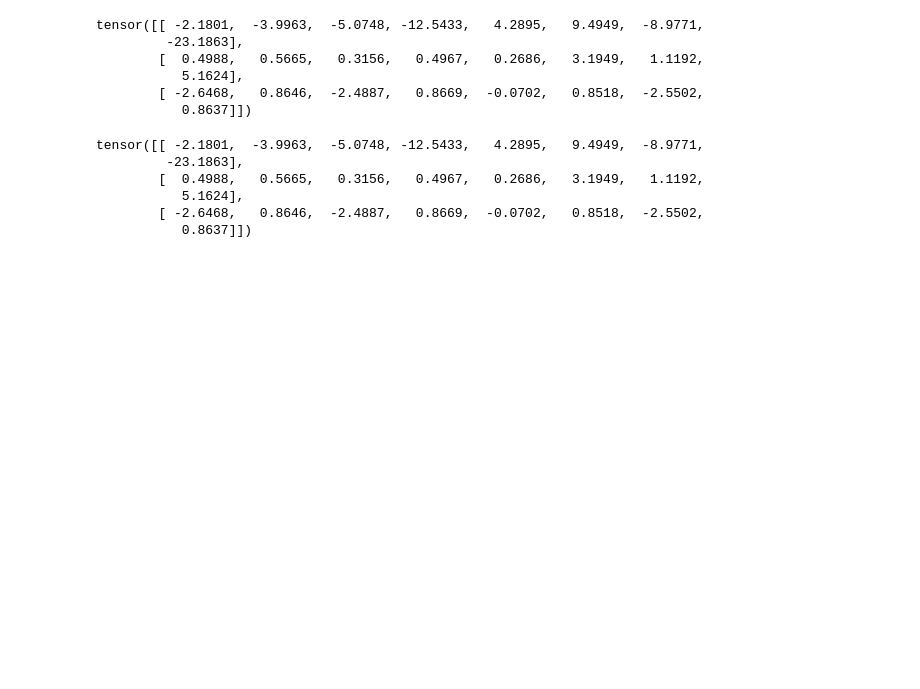
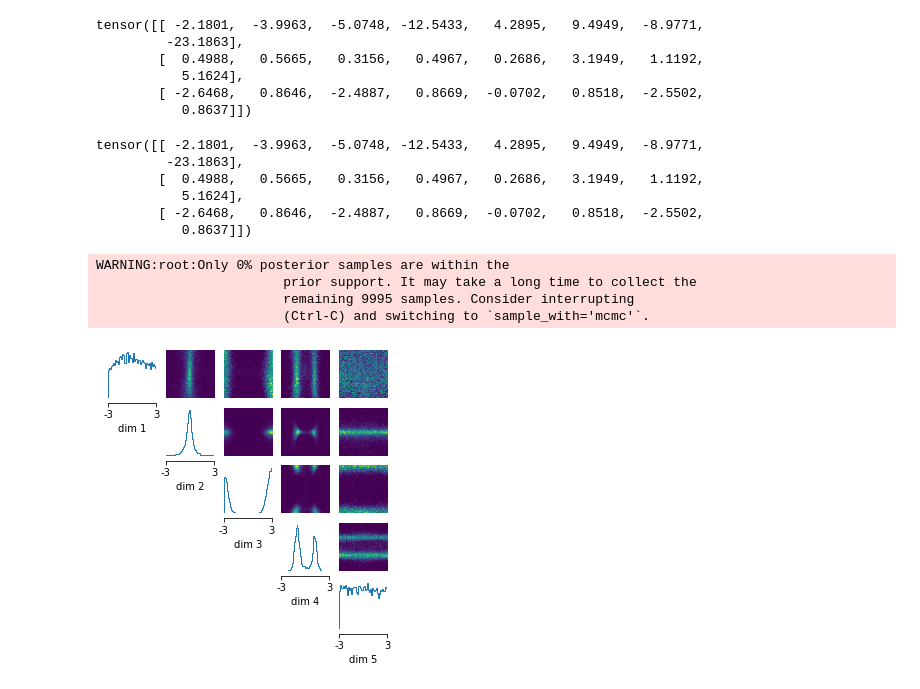
Before and after one commit to SRagy/sbi, a Jupyter notebook: Sammy_examples/Auto_Points.ipynb, the cells around one changed output. Saved outputs shown, nothing was run; the diff lists cells and outputs as text; code cells hidden in the pictures; blank space fills up the shorter version.

Commit message:
Updated Automatic point summaries

```diff
--- a/Sammy_examples/Auto_Points.ipynb
+++ b/Sammy_examples/Auto_Points.ipynb
@@ -428,12 +442,12 @@ for i in range(num_rounds):
     posterior = inference.build_posterior(density_estimator)
     posteriors_embed.append(posterior)
     proposal = posterior.set_default_x(slcp_observation2)
-    samples = posterior.sample((10000,))
-    analysis.pairplot(samples,
-                        limits=[[-3,3], [-3,3],[-3,3],[-3,3],[-3,3]],
-                        ticks=[[-3,3],[-3,3],[-3,3],[-3,3],[-3,3]],
-                        figsize=(5,5),
-                        points_offdiag={'markersize': 6},
-                        points_colors='r');
-    plt.show()
+#     samples = posterior.sample((10000,))
+#     analysis.pairplot(samples,
+#                         limits=[[-3,3], [-3,3],[-3,3],[-3,3],[-3,3]],
+#                         ticks=[[-3,3],[-3,3],[-3,3],[-3,3],[-3,3]],
+#                         figsize=(5,5),
+#                         points_offdiag={'markersize': 6},
+#                         points_colors='r');
+#     plt.show()
 # %% [output]
@@ -550,12 +562,12 @@ for i in range(num_rounds):
     posterior = inference.build_posterior(density_estimator)
     posteriors_embed3.append(posterior)
     proposal = posterior.set_default_x(slcp_observation2)
-    samples = posterior.sample((10000,))
-    analysis.pairplot(samples,
-                        limits=[[-3,3], [-3,3],[-3,3],[-3,3],[-3,3]],
-                        ticks=[[-3,3],[-3,3],[-3,3],[-3,3],[-3,3]],
-                        figsize=(5,5),
-                        points_offdiag={'markersize': 6},
-                        points_colors='r');
-    plt.show()
+#     samples = posterior.sample((10000,))
+#     analysis.pairplot(samples,
+#                         limits=[[-3,3], [-3,3],[-3,3],[-3,3],[-3,3]],
+#                         ticks=[[-3,3],[-3,3],[-3,3],[-3,3],[-3,3]],
+#                         figsize=(5,5),
+#                         points_offdiag={'markersize': 6},
+#                         points_colors='r');
+#     plt.show()
 # %% [output]
@@ -793,3 +825,18 @@ tensor([[ -2.1801,  -3.9963,  -5.0748, -12.5433,   4.2895,   9.4949,  -8.9771,
            5.1624],
         [ -2.6468,   0.8646,  -2.4887,   0.8669,  -0.0702,   0.8518,  -2.5502,
            0.8637]])
+# %%
+samples = posteriors_embed3[-1].sample((10000,))
+analysis.pairplot(samples,
+                    limits=[[-3,3], [-3,3],[-3,3],[-3,3],[-3,3]],
+                    ticks=[[-3,3],[-3,3],[-3,3],[-3,3],[-3,3]],
+                    figsize=(5,5),
+                    points_offdiag={'markersize': 6},
+                    points_colors='r');
+plt.show()
+# %% [output]
+WARNING:root:Only 0% posterior samples are within the
+                        prior support. It may take a long time to collect the
+                        remaining 9995 samples. Consider interrupting
+                        (Ctrl-C) and switching to `sample_with='mcmc'`.
+[figure, added]
```
Also changed, not shown: parts of 8 cells of this notebook, 2 other files.
